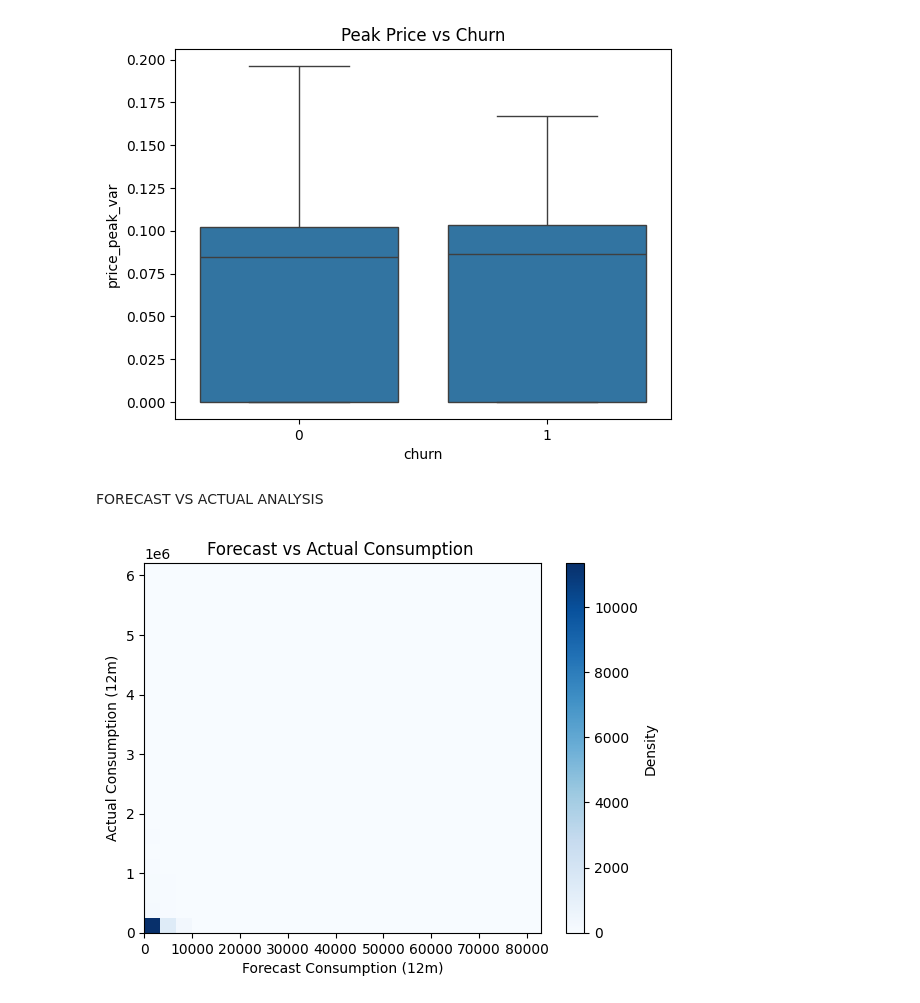
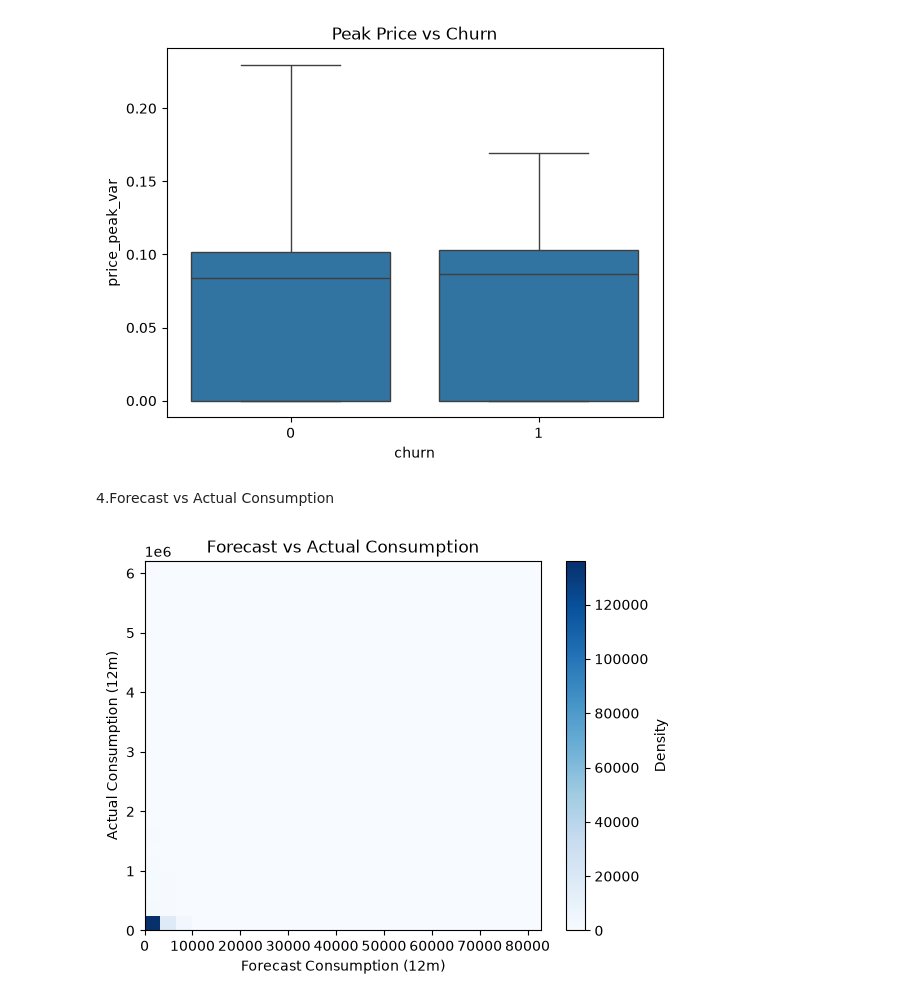
Before and after one commit to graceobonyo/PowerCo-Project, a Jupyter notebook: PowerCo.ipynb, the cells around one changed output. Drawn from its saved outputs; the diff is of its cells as text; code cells hidden in the pictures.

```diff
--- a/PowerCo.ipynb
+++ b/PowerCo.ipynb
@@ -33,5 +190,8 @@ DATA CLEANING
 # %%
+# Convert date columns to datetime format
 
-client = client.dropna()
-price = price.dropna()
+client['date_activ'] = pd.to_datetime(client['date_activ'])
+client['date_end'] = pd.to_datetime(client['date_end'])
+
+price['price_date'] = pd.to_datetime(price['price_date'])
 # %% [markdown]
@@ -78,0 +199,9 @@ DATA VISUALISATION
+# %%
+# Merge the client and price datasets on the 'id' column
+
+client_price = pd.merge(
+    client,
+    price,
+    on='id',
+    how='left'
+)
@@ -138,24 +306,27 @@ plt.show()
 # %%
-sns.boxplot(x='churn', y='price_peak_var', data=client_price)
+# Peak Price vs Churn
+
+sns.boxplot(x='churn', y='price_peak_var',data=client_price)
+
 plt.title('Peak Price vs Churn')
 plt.show()
 # %% [output]
-[figure, old version]
+[figure, new version]
 # %% [markdown]
-FORECAST VS ACTUAL ANALYSIS
+4.Forecast vs Actual Consumption
 # %%
 plt.hist2d(
-    client['forecast_cons_12m'],
-    client['cons_12m'],
+    client_price['forecast_cons_12m'],
+    client_price['cons_12m'],
     bins=25,
     cmap='Blues'
 )
 
 plt.colorbar(label='Density')
 plt.xlabel('Forecast Consumption (12m)')
 plt.ylabel('Actual Consumption (12m)')
-plt.title('Forecast vs Actual Consumption ')
+plt.title('Forecast vs Actual Consumption')
 plt.show()
 # %% [output]
-[figure, old version]
+[figure, new version]
 # %%
```
Also changed, not shown: parts of 103 cells of this notebook, 2 other files.
